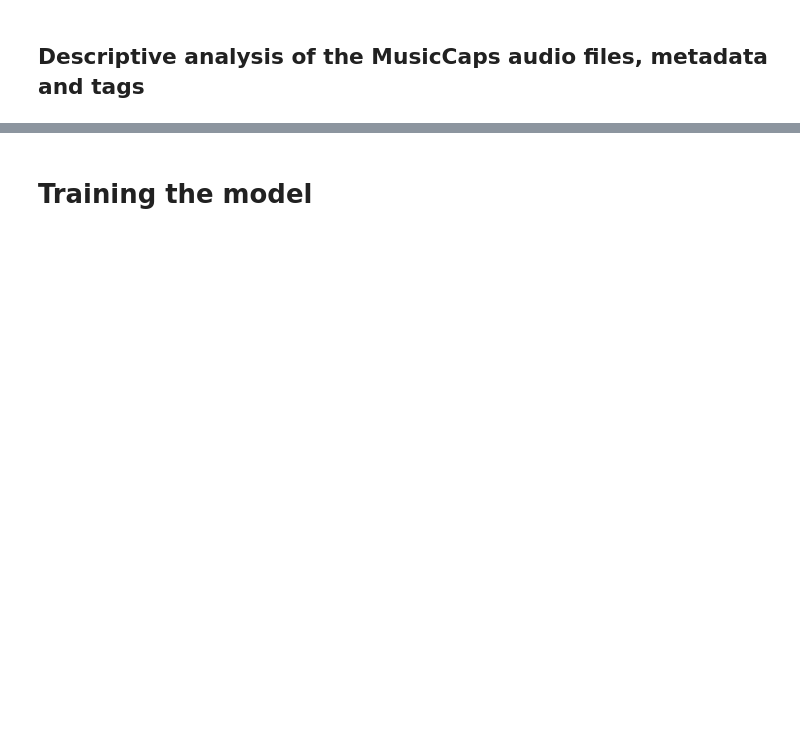
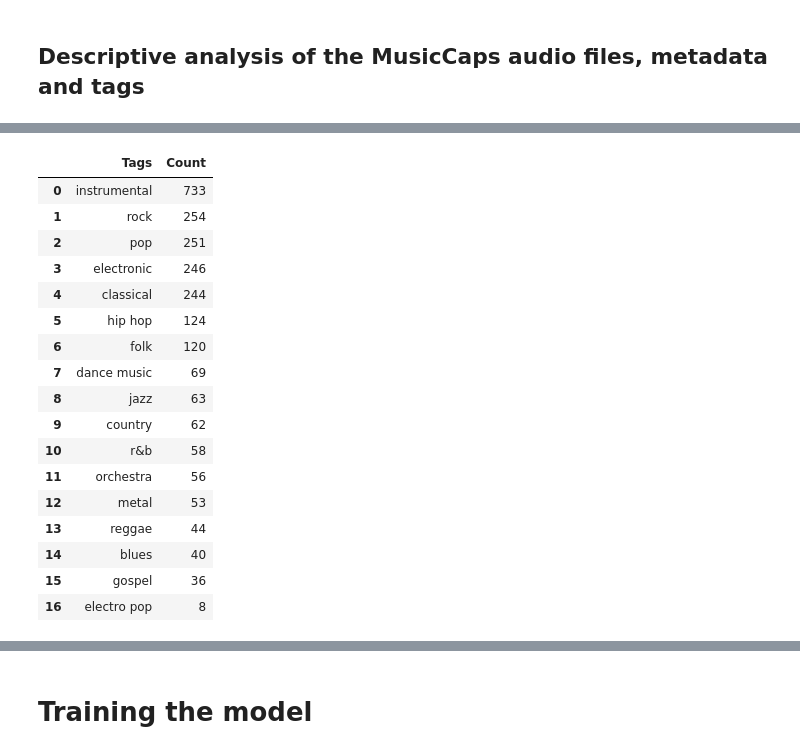
Before and after one commit to menduv/Thesis, a Jupyter notebook: CNN_musiccaps.ipynb, the cells around one changed output, grey strips where cells are left out. Drawn from its saved outputs; the diff is of its cells as text; code cells hidden in the pictures; blank space fills up the shorter version.

```diff
--- a/CNN_musiccaps.ipynb
+++ b/CNN_musiccaps.ipynb
@@ -209,0 +68,5 @@ train_track_ids[:5]
+# %%
+#Import paraquet files from "https://huggingface.co/datasets/seungheondoh/LP-MusicCaps-MC/tree/main/data"
+test_tags = pd.read_parquet('/home/mendu/Thesis/data/musiccaps/test-00000-of-00001-7f4171b43c96395e.parquet', engine='pyarrow')
+train_tags = pd.read_parquet('/home/mendu/Thesis/data/musiccaps/train-00000-of-00001-c4a67f61bdb1fbf4.parquet', engine='pyarrow')
+meta_df = pd.concat([train_tags, test_tags]).reset_index(drop= True)
@@ -209,0 +178,6 @@ train_track_ids[:5]
+# %%
+#Hand select the genrefrom the top 300 tags
+genre_tags = ['instrumental', 'instrumental music', 'rock', 'pop', 'electronic music', 'dance music', 'classical', 'traditional','orchestra',
+ 'jazz', 'classical music', 'r&b', 'folk', 'electro', 'edm', 'folk music', 'hard rock', 'hip hop', 'hip-hop', 'reggae', 'blues', 'metal', 'pop song',
+ 'heavy metal', 'urban', 'country music', 'electronic dance music', 'techno', 'rap', 'trance', 'folk song', 'pop music', 'soul', 'gospel', 'rock music',
+ 'soft rock', 'synth pop', 'electronic', 'electro pop', 'country', 'western classical music', 'alternative rock']
@@ -209,0 +204,7 @@ train_track_ids[:5]
+# %%
+#Creating a dictionary with the similar genres that can be merged
+same_tags = {'instrumental': ['instrumental', 'instrumental music'], 'rock': ['rock', 'hard rock', 'rock music', 'soft rock', 'alternative rock'],
+             'pop': ['pop', 'pop song', 'pop music', 'synth pop'], 'electronic': ['electronic music', 'electro', 'edm', 'electronic dance music',
+             'techno', 'trance', 'electronic'], 'classical': ['classical', 'classical music', 'western classical music', 'traditional'], 'folk': ['folk',
+             'folk music', 'folk song'], 'hip hop': ['hip hop', 'hip-hop', 'urban', 'rap'], 'metal': ['metal', 'heavy metal'], 'country':
+             ['country music', 'country'], 'r&b': ['r&b', 'soul']}
@@ -209,0 +280,10 @@ train_track_ids[:5]
+# %%
+#Getting rid of all those rows that have two tags for simplicity
+
+# Remove rows where aspect_list contains two elements
+filtered_df = filtered_df[filtered_df['aspect_list'].apply(len) != 2].reset_index(drop=True)
+
+# Convert aspect_list into a string
+filtered_df['aspect_list'] = filtered_df['aspect_list'].apply(lambda x: x[0])
+
+filtered_df.head()
@@ -209,0 +297,34 @@ train_track_ids[:5]
+# %%
+#the aspect_list col as a list
+filtered_tags_list = filtered_df['aspect_list'].to_list()
+
+# Flatten the tags_list
+# flat_list_ = [item for sublist in filtered_tags_list for item in sublist]
+
+# Count occurrences of each tag
+counter_ = Counter(filtered_tags_list)
+
+# Convert counter to DataFrame
+filtered_tags_counter = pd.DataFrame(counter_.items(), columns=['Tags', 'Count'])
+filtered_tags_counter = filtered_tags_counter.sort_values('Count', ascending= False).reset_index(drop = True)
+
+filtered_tags_counter
+# %% [output]
+|  | Tags | Count |
+| 0 | instrumental | 733 |
+| 1 | rock | 254 |
+| 2 | pop | 251 |
+| 3 | electronic | 246 |
+| 4 | classical | 244 |
+| 5 | hip hop | 124 |
+| 6 | folk | 120 |
+| 7 | dance music | 69 |
+| 8 | jazz | 63 |
+| 9 | country | 62 |
+| 10 | r&b | 58 |
+| 11 | orchestra | 56 |
+| 12 | metal | 53 |
+| 13 | reggae | 44 |
+| 14 | blues | 40 |
+| 15 | gospel | 36 |
+| 16 | electro pop | 8 |
```
Also changed, not shown: parts of 90 cells of this notebook, 4 other files.
